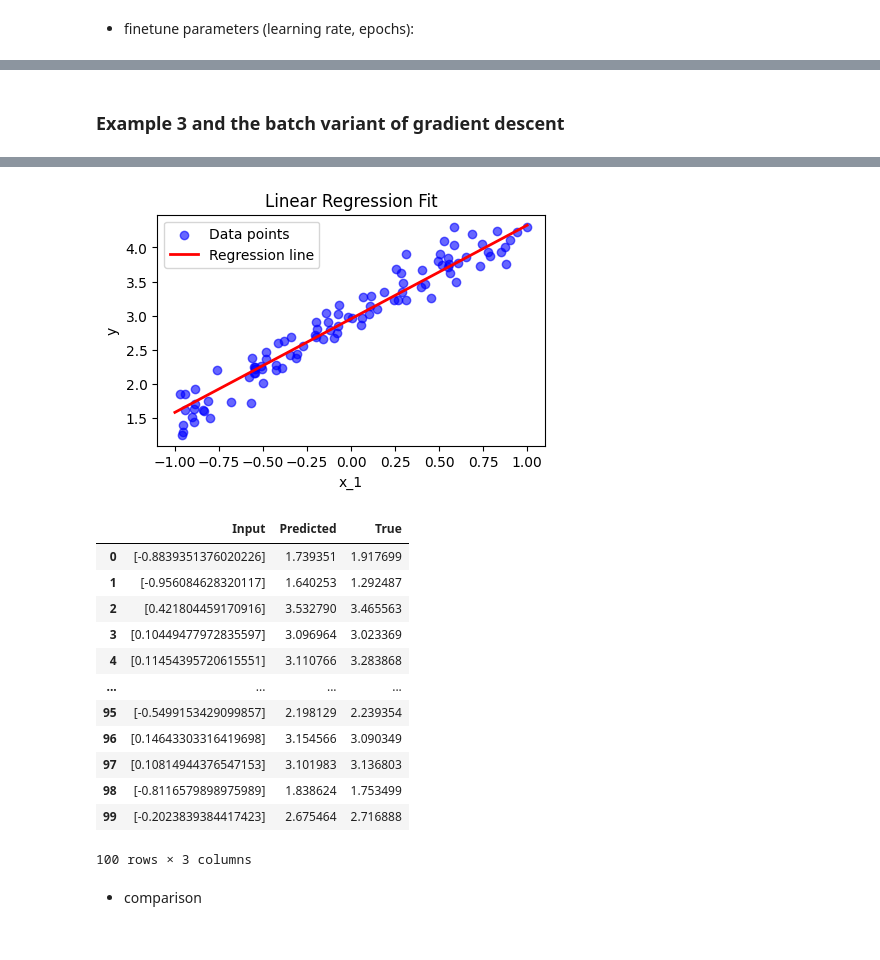
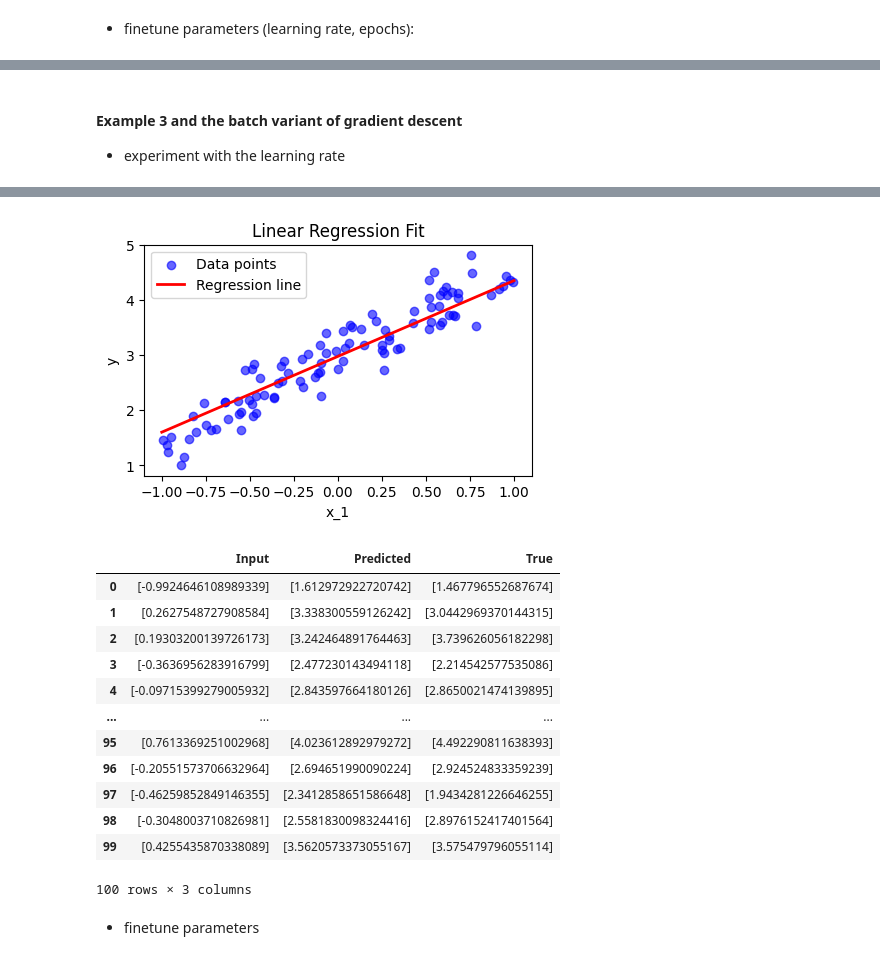
Before and after one commit to reitezuz/18NES1-2025-, a Jupyter notebook: week3/linear_neuron.ipynb, the cells around one changed output, grey strips where cells are left out. Cells and saved outputs as stored; diff of their text form; code cells hidden in the pictures.

```diff
--- a/week3/linear_neuron.ipynb
+++ b/week3/linear_neuron.ipynb
@@ -951,28 +980,20 @@ Experiment Results:
 # %%
 # Example: linear regression
-# Data:
-N = 100  # The number of samples
-D = 1  # The number of features
-inputs = np.random.uniform(-1, 1, size=(N, D))  # Random values between -1 and 1
-true_outputs = (1.5 * inputs[:, [0]] + 3 + np.random.randn(N, 1) / 5).reshape(-1)
+inputs, true_outputs = generate_regression_data_1D(A=1.5, B=3, std_noise=0.3, number_of_samples=100)
 
 print_progress = True
-learning_rate = 0.1
-adaptive_learning_rate = True
+learning_rate = 0.01
+init_method = 'random'
+adaptive_learning_rate = False
 min_error = 0.0001
 epochs = 15
 
-# Perceptron parameters:
-weights = np.random.randn(D) * 0.01
-bias = float(np.random.randn() * 0.01)
-
 # Train the linear neuron:
-perceptron = LinearNeuron(weights, bias)
+perceptron = LinearNeuron(inputs.shape[1], init_method)
 perceptron.gradient_descent_iterative(inputs, true_outputs, learning_rate, epochs, adaptive_learning_rate, min_error, print_progress)
 
 # Print summary:
 print(perceptron)
-print("LSQ:", variant)
 real_outputs = perceptron.forward(inputs) # forward for the whole dataset
 error = perceptron_error(true_outputs, real_outputs)
 print(f"Perceptron error: {error}")
@@ -985,5 +1006,6 @@ import pandas as pd
 df = pd.DataFrame(columns=['Input', 'Predicted', 'True'])
 for inputs, label in zip(inputs, true_outputs):
     df.loc[len(df)] = {'Input': inputs, 'Predicted': perceptron.forward(inputs), 'True': label}
+
 df
 # %% [output]
@@ -1020,33 +1042,23 @@ MSE error: 0.035745916387968854
 100 rows × 3 columns
 # %% [markdown]
-### Example 3 and the batch variant of gradient descent
+#### Example 3 and the batch variant of gradient descent
+- experiment with the learning rate
 # %%
-# Example: linear regression
-# Data:
-N = 100  # The number of samples
-D = 1  # The number of features
-inputs = np.random.uniform(-1, 1, size=(N, D))  # Random values between -1 and 1
-true_outputs = (1.5 * inputs[:, [0]] + 3 + np.random.randn(N, 1) / 5).reshape(-1)
+inputs, true_outputs = generate_regression_data_1D(A=1.5, B=3, std_noise=0.3, number_of_samples=100)
 
 print_progress = True
-learning_rate = 0.1
-adaptive_learning_rate = False
+learning_rate = 0.01
+init_method = 'random'
+adaptive_learning_rate = True
 min_error = 0.0001
-epochs = 100
-batch_size=N
-
-# Perceptron parameters:
-weights = np.random.randn(D) * 0.01
-
-bias = float(np.random.randn() * 0.01)
+epochs = 15
 
 # Train the linear neuron:
-perceptron = LinearNeuron(weights, bias)
-perceptron.gradient_descent_batch(inputs, true_outputs, learning_rate, epochs, batch_size, adaptive_learning_rate, min_error, print_progress)
+perceptron = LinearNeuron(inputs.shape[1], init_method)
+perceptron.gradient_descent_batch(inputs, true_outputs, learning_rate, epochs, adaptive_learning_rate, min_error, print_progress)
 
 # Print summary:
 print(perceptron)
-print("LSQ:", variant)
 real_outputs = perceptron.forward(inputs) # forward for the whole dataset
 error = perceptron_error(true_outputs, real_outputs)
 print(f"Perceptron error: {error}")
@@ -1059,5 +1071,6 @@ import pandas as pd
 df = pd.DataFrame(columns=['Input', 'Predicted', 'True'])
 for inputs, label in zip(inputs, true_outputs):
     df.loc[len(df)] = {'Input': inputs, 'Predicted': perceptron.forward(inputs), 'True': label}
+
 df
 # %% [output]
@@ -1081,19 +1094,19 @@ MSE error: 0.039026703326733796
-[figure, old version]
+[figure, new version]
 |  | Input | Predicted | True |
-| 0 | [-0.8839351376020226] | 1.739351 | 1.917699 |
-| 1 | [-0.956084628320117] | 1.640253 | 1.292487 |
-| 2 | [0.421804459170916] | 3.532790 | 3.465563 |
-| 3 | [0.10449477972835597] | 3.096964 | 3.023369 |
-| 4 | [0.11454395720615551] | 3.110766 | 3.283868 |
+| 0 | [-0.9924646108989339] | [1.612972922720742] | [1.467796552687674] |
+| 1 | [0.2627548727908584] | [3.338300559126242] | [3.0442969370144315] |
+| 2 | [0.19303200139726173] | [3.242464891764463] | [3.739626056182298] |
+| 3 | [-0.3636956283916799] | [2.477230143494118] | [2.214542577535086] |
+| 4 | [-0.09715399279005932] | [2.843597664180126] | [2.8650021474139895] |
 | ... | ... | ... | ... |
-| 95 | [-0.5499153429099857] | 2.198129 | 2.239354 |
-| 96 | [0.14643303316419698] | 3.154566 | 3.090349 |
-| 97 | [0.10814944376547153] | 3.101983 | 3.136803 |
-| 98 | [-0.8116579898975989] | 1.838624 | 1.753499 |
-| 99 | [-0.2023839384417423] | 2.675464 | 2.716888 |
+| 95 | [0.7613369251002968] | [4.023612892979272] | [4.492290811638393] |
+| 96 | [-0.20551573706632964] | [2.694651990090224] | [2.924524833359239] |
+| 97 | [-0.46259852849146355] | [2.3412858651586648] | [1.9434281226646255] |
+| 98 | [-0.3048003710826981] | [2.5581830098324416] | [2.8976152417401564] |
+| 99 | [0.4255435870338089] | [3.5620573373055167] | [3.575479796055114] |
 100 rows × 3 columns
-# %% [markdown]
-- comparison
+# %% [markdown]
+- finetune parameters
 # %%
 # DataFrame to store the results for comparisons:
 experiment_results_r = pd.DataFrame(columns=['MSE', 'MAE', 'Epochs', 'Time', 'Variant', 'Learning Rate', 'Max Epochs', 'Weights', 'Bias', 'Data Description'])
```
Also changed, not shown: parts of 54 cells of this notebook.
